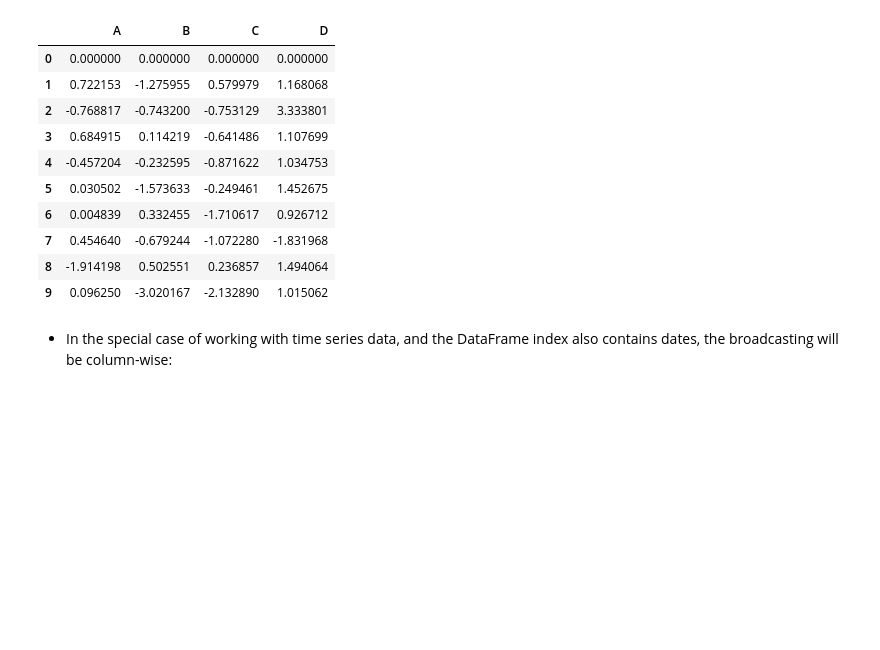
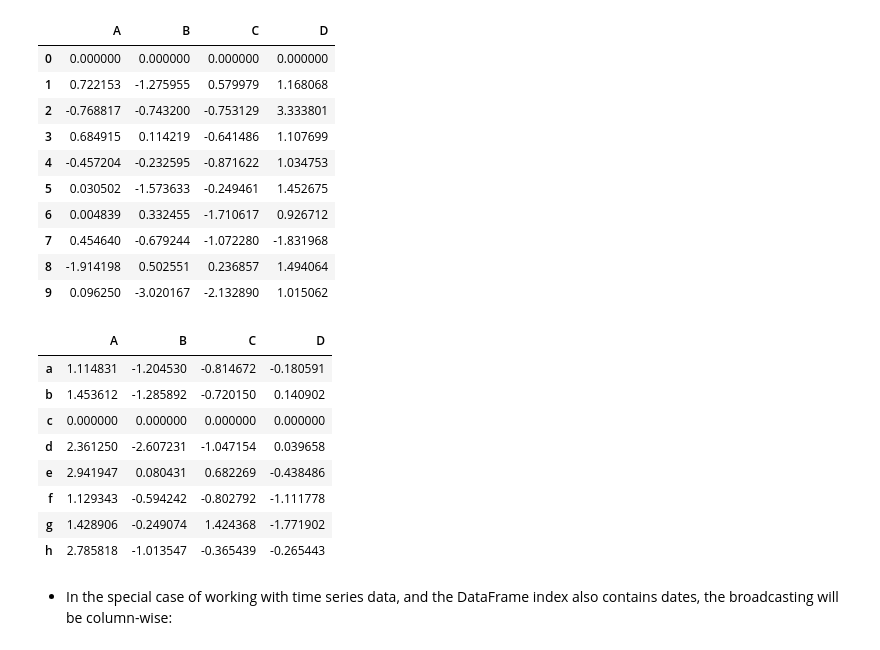
Before and after one commit to ChristianSantos2671/Week1-Intro-to-Python, a Jupyter notebook: Introduction_to_Python.ipynb, the cells around one changed output. Saved outputs shown, nothing was run; the diff lists cells and outputs as text; code cells hidden in the pictures; blank space fills up the shorter version.

```diff
--- a/Introduction_to_Python.ipynb
+++ b/Introduction_to_Python.ipynb
@@ -1826,6 +2038,21 @@ df1 - df1.iloc[0]
 | 7 | 0.454640 | -0.679244 | -1.072280 | -1.831968 |
 | 8 | -1.914198 | 0.502551 | 0.236857 | 1.494064 |
 | 9 | 0.096250 | -3.020167 | -2.132890 | 1.015062 |
+# %%
+#example 68 - clearing a row in a matrix
+df1 = pd.DataFrame(np.random.randn(8, 4),
+index = ['a','b','c','d','e','f','g','h'], columns = ['A', 'B', 'C', 'D'])
+df1 - df1.iloc[2]
+# %% [output]
+|  | A | B | C | D |
+| a | 1.114831 | -1.204530 | -0.814672 | -0.180591 |
+| b | 1.453612 | -1.285892 | -0.720150 | 0.140902 |
+| c | 0.000000 | 0.000000 | 0.000000 | 0.000000 |
+| d | 2.361250 | -2.607231 | -1.047154 | 0.039658 |
+| e | 2.941947 | 0.080431 | 0.682269 | -0.438486 |
+| f | 1.129343 | -0.594242 | -0.802792 | -1.111778 |
+| g | 1.428906 | -0.249074 | 1.424368 | -1.771902 |
+| h | 2.785818 | -1.013547 | -0.365439 | -0.265443 |
 # %% [markdown]
  - In the special case of working with time series data, and the DataFrame index also contains dates, the broadcasting will be column-wise:
 # %%
```
Also changed, not shown: parts of 35 cells of this notebook.
